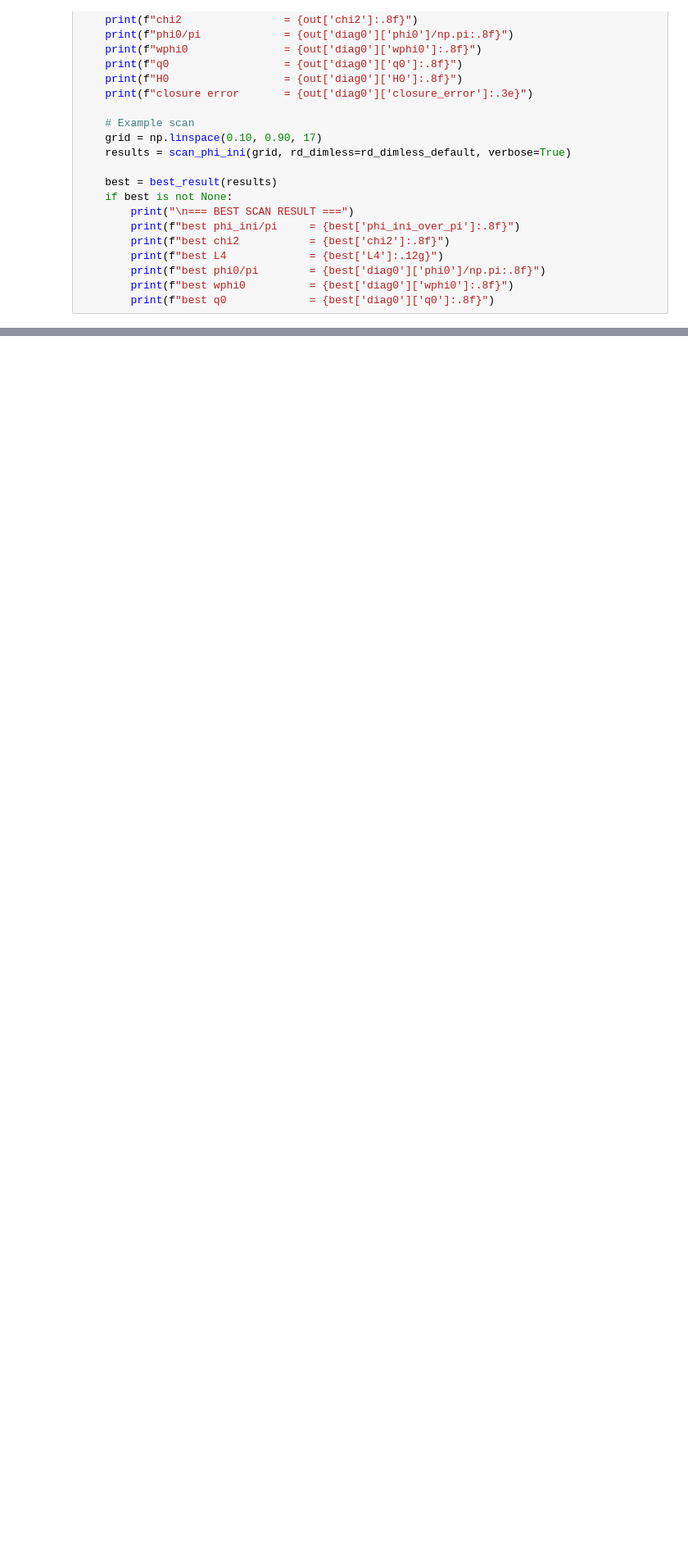
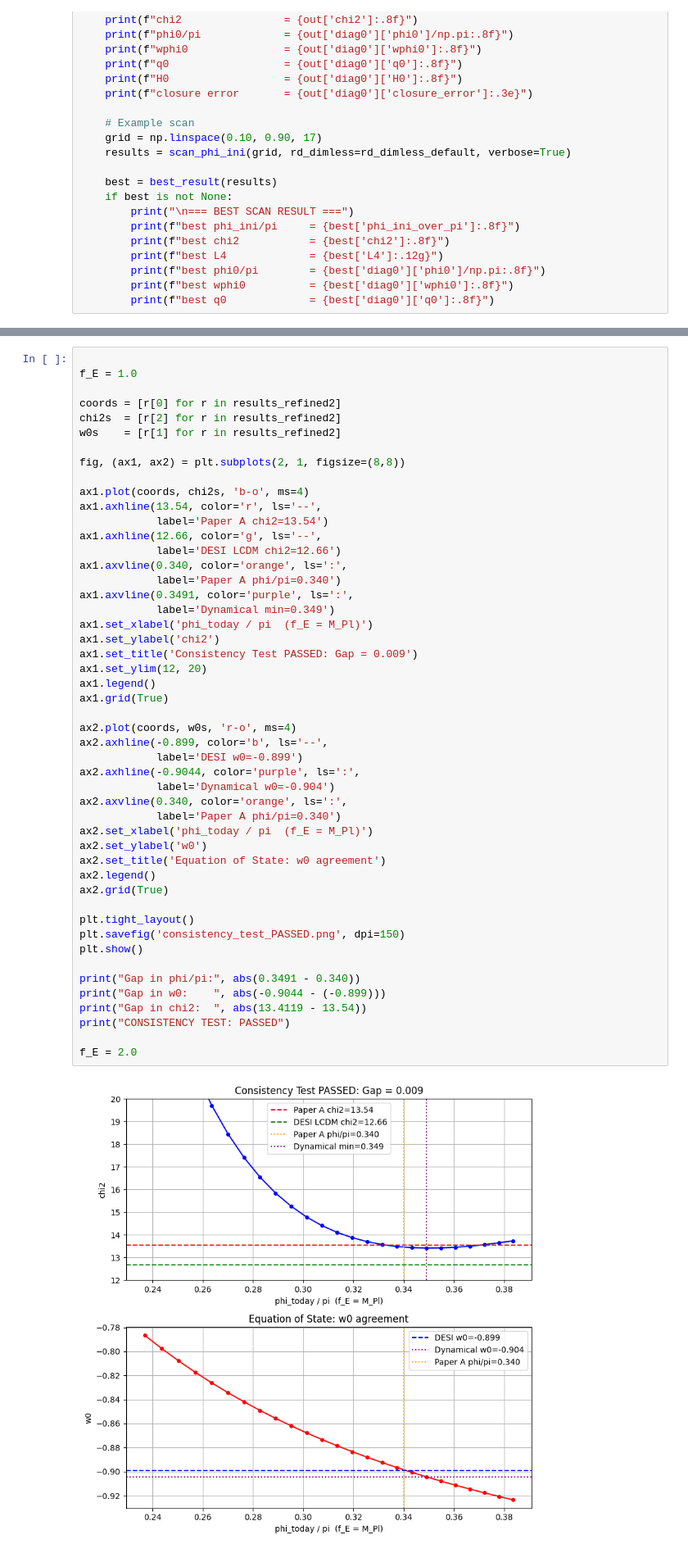
Before and after one commit to kawastony/Quadratic-Mechanism-Lens, a Jupyter notebook: TIFA_Paper_B_Calc_v2.ipynb, the cells around one changed output, grey strips where cells are left out. Shown at 82% size. Cells and saved outputs as stored; diff of their text form; blank space fills up the shorter version.

```diff
--- a/TIFA_Paper_B_Calc_v2.ipynb
+++ b/TIFA_Paper_B_Calc_v2.ipynb
@@ -525,0 +1011,51 @@ if __name__ == "__main__":
+# %%
+
+f_E = 1.0
+
+coords = [r[0] for r in results_refined2]
+chi2s  = [r[2] for r in results_refined2]
+w0s    = [r[1] for r in results_refined2]
+
+fig, (ax1, ax2) = plt.subplots(2, 1, figsize=(8,8))
+
+ax1.plot(coords, chi2s, 'b-o', ms=4)
+ax1.axhline(13.54, color='r', ls='--',
+            label='Paper A chi2=13.54')
+ax1.axhline(12.66, color='g', ls='--',
+            label='DESI LCDM chi2=12.66')
+ax1.axvline(0.340, color='orange', ls=':',
+            label='Paper A phi/pi=0.340')
+ax1.axvline(0.3491, color='purple', ls=':',
+            label='Dynamical min=0.349')
+ax1.set_xlabel('phi_today / pi  (f_E = M_Pl)')
+ax1.set_ylabel('chi2')
+ax1.set_title('Consistency Test PASSED: Gap = 0.009')
+ax1.set_ylim(12, 20)
+ax1.legend()
+ax1.grid(True)
+
+ax2.plot(coords, w0s, 'r-o', ms=4)
+ax2.axhline(-0.899, color='b', ls='--',
+            label='DESI w0=-0.899')
+ax2.axhline(-0.9044, color='purple', ls=':',
+            label='Dynamical w0=-0.904')
+ax2.axvline(0.340, color='orange', ls=':',
+            label='Paper A phi/pi=0.340')
+ax2.set_xlabel('phi_today / pi  (f_E = M_Pl)')
+ax2.set_ylabel('w0')
+ax2.set_title('Equation of State: w0 agreement')
+ax2.legend()
+ax2.grid(True)
+
+plt.tight_layout()
+plt.savefig('consistency_test_PASSED.png', dpi=150)
+plt.show()
+
+print("Gap in phi/pi:", abs(0.3491 - 0.340))
+print("Gap in w0:    ", abs(-0.9044 - (-0.899)))
+print("Gap in chi2:  ", abs(13.4119 - 13.54))
+print("CONSISTENCY TEST: PASSED")
+
+f_E = 2.0
+# %% [output]
+[figure, added]
```
Also changed, not shown: parts of 6 cells of this notebook.
